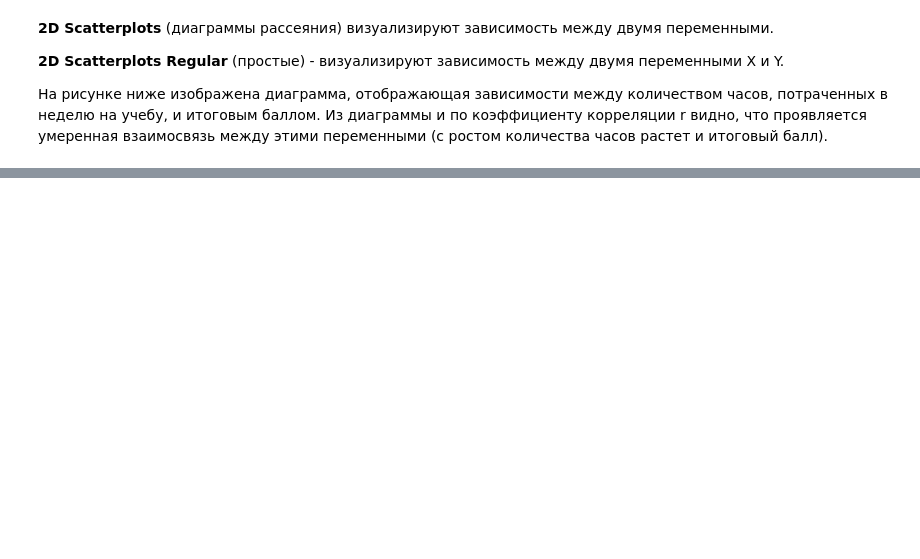
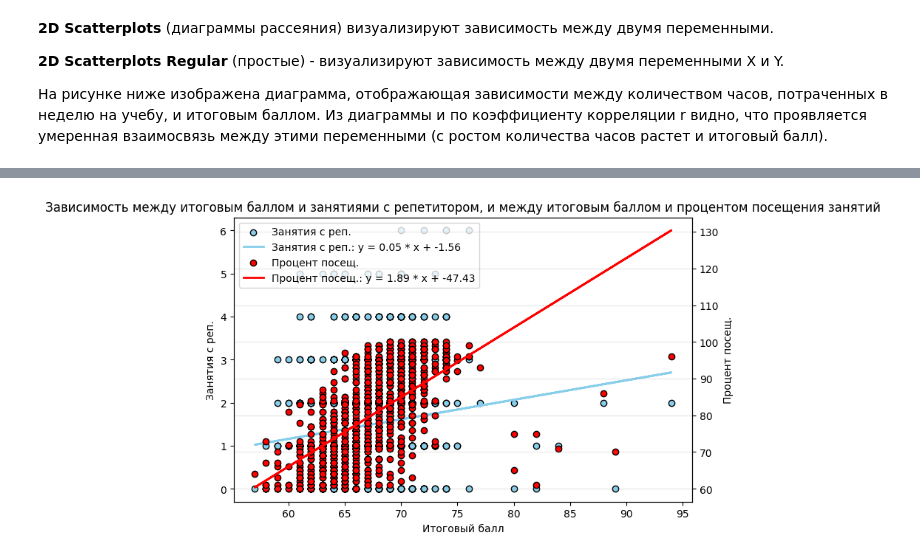
Before and after one commit to Shponarskii/student-perfomance-factors, a Jupyter notebook: notebooks/graphical_analysis.ipynb, the cells around one changed output, grey strips where cells are left out. Saved outputs shown, nothing was run; the diff lists cells and outputs as text; code cells hidden in the pictures; blank space fills up the shorter version.

```diff
--- a/notebooks/graphical_analysis.ipynb
+++ b/notebooks/graphical_analysis.ipynb
@@ -105,0 +147,29 @@ plt.show()
+# %%
+x = df["final_exam_score"]
+y_tutor = df["tutoring_sessions_month"]
+y_attend = df["attendance_pct"]
+
+slope_t, intercept_t, r_t, _, _ = linregress(x, y_tutor)
+line_tutor = slope_t * x + intercept_t
+slope_a, intercept_a, r_a, _, _ = linregress(x, y_attend)
+line_attend = slope_a * x + intercept_a
+
+fig, ax1 = plt.subplots(figsize=(8, 5))
+ax1.scatter(x, y_tutor, color="skyblue", edgecolor = "black", label="Занятия с реп.")
+ax1.plot(x, line_tutor, color="skyblue", linewidth=2, label=f"Занятия с реп.: y = {slope_t:.2f} * x + {intercept_t:.2f}")
+ax1.set_xlabel("Итоговый балл")
+ax1.set_ylabel("Занятия с реп.")
+
+ax2 = ax1.twinx()
+ax2.scatter(x, y_attend, color="red", edgecolor = "black", label="Процент посещ.")
+ax2.plot(x, line_attend, color="red", linewidth=2, label=f"Процент посещ.: y = {slope_a:.2f} * x + {intercept_a:.2f}")
+ax2.set_ylabel("Процент посещ.")
+
+lines1, labels1 = ax1.get_legend_handles_labels()
+lines2, labels2 = ax2.get_legend_handles_labels()
+ax1.legend(lines1 + lines2, labels1 + labels2, loc="upper left")
+plt.title("Зависимость между итоговым баллом и занятиями с репетитором, и между итоговым баллом и процентом посещения занятий")
+plt.grid(alpha=0.3)
+plt.show()
+# %% [output]
+[figure, added]
```
Also changed, not shown: parts of 24 cells of this notebook.
